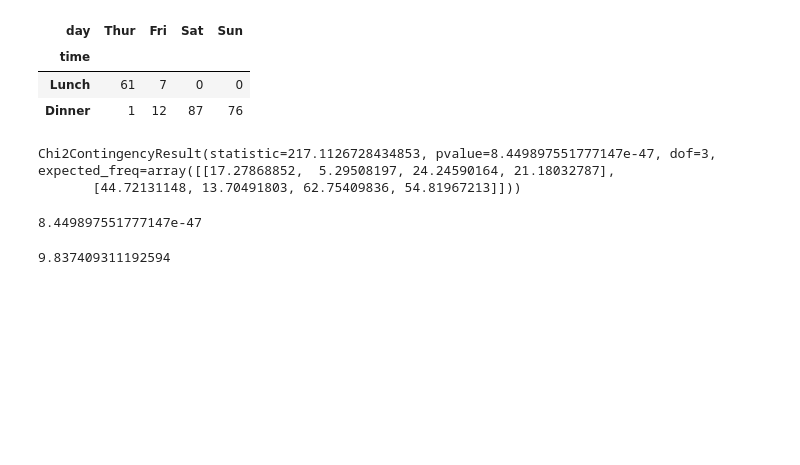
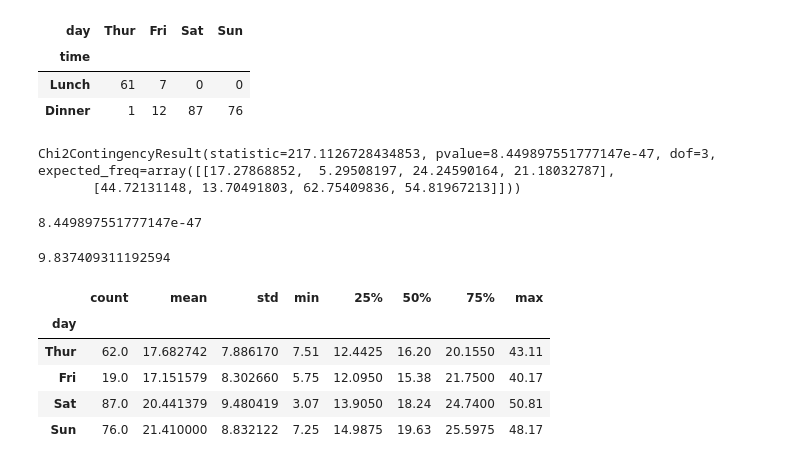
Before and after one commit to j33tu/mtech, a Jupyter notebook: ClassLectures/Stats/03 September class stats.ipynb, the cells around one changed output. Cells and saved outputs as stored; diff of their text form; code cells hidden in the pictures; blank space fills up the shorter version.

```diff
--- a/ClassLectures/Stats/03 September class stats.ipynb
+++ b/ClassLectures/Stats/03 September class stats.ipynb
@@ -320,3 +320,12 @@ st.chi2.isf(alpha,3)
 #problem statement 7 : is the total bill varies from thursday to sunday ? verify @ 6% level of significance
 #1 way Anuva test
 #analysis of variance
+# %%
+df.groupby('day')['total_bill'].describe() #for sample
+# %% [output]
+|  | count | mean | std | min | 25% | 50% | 75% | max |
+| day |  |  |  |  |  |  |  |  |
+| Thur | 62.0 | 17.682742 | 7.886170 | 7.51 | 12.4425 | 16.20 | 20.1550 | 43.11 |
+| Fri | 19.0 | 17.151579 | 8.302660 | 5.75 | 12.0950 | 15.38 | 21.7500 | 40.17 |
+| Sat | 87.0 | 20.441379 | 9.480419 | 3.07 | 13.9050 | 18.24 | 24.7400 | 50.81 |
+| Sun | 76.0 | 21.410000 | 8.832122 | 7.25 | 14.9875 | 19.63 | 25.5975 | 48.17 |
```
Also changed, not shown: parts of 39 cells of this notebook.
